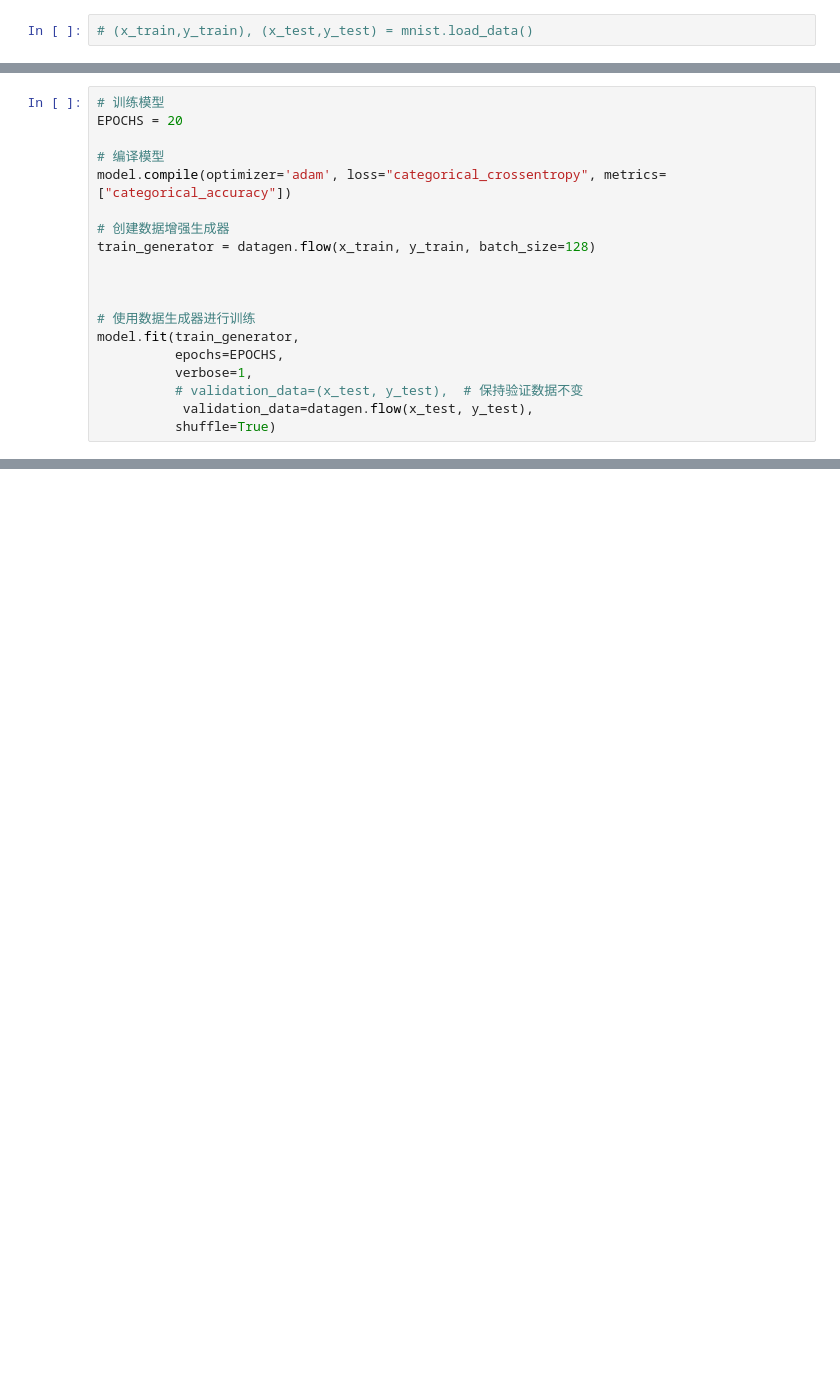
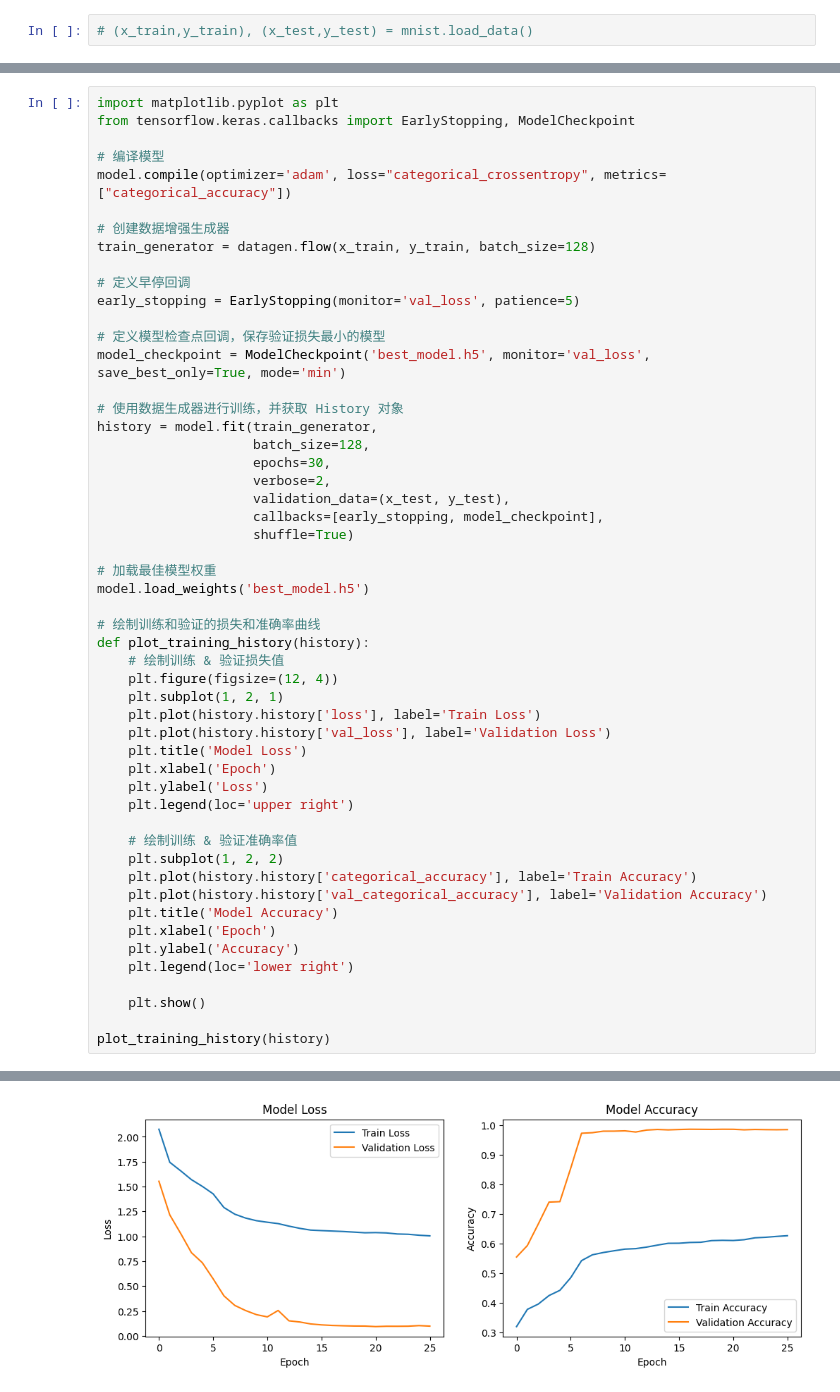
Before and after one commit to liux-pro/Ai-Arithmetic, a Jupyter notebook: train/good-mnist.ipynb, the cells around one changed output, grey strips where cells are left out. Saved outputs shown, nothing was run; the diff lists cells and outputs as text; blank space fills up the shorter version.

```diff
--- a/train/good-mnist.ipynb
+++ b/train/good-mnist.ipynb
@@ -132,19 +174,0 @@ model.summary()
-# %%
-# 训练模型
-EPOCHS = 20
-
-# 编译模型
-model.compile(optimizer='adam', loss="categorical_crossentropy", metrics=["categorical_accuracy"])
-
-# 创建数据增强生成器
-train_generator = datagen.flow(x_train, y_train, batch_size=128)
-
-
-
-# 使用数据生成器进行训练
-model.fit(train_generator,
-          epochs=EPOCHS,
-          verbose=1,
-          # validation_data=(x_test, y_test),  # 保持验证数据不变
-           validation_data=datagen.flow(x_test, y_test),
-          shuffle=True)
@@ -163,0 +212,53 @@ result
+# %%
+import matplotlib.pyplot as plt
+from tensorflow.keras.callbacks import EarlyStopping, ModelCheckpoint
+
+# 编译模型
+model.compile(optimizer='adam', loss="categorical_crossentropy", metrics=["categorical_accuracy"])
+
+# 创建数据增强生成器
+train_generator = datagen.flow(x_train, y_train, batch_size=128)
+
+# 定义早停回调
+early_stopping = EarlyStopping(monitor='val_loss', patience=5)
+
+# 定义模型检查点回调，保存验证损失最小的模型
+model_checkpoint = ModelCheckpoint('best_model.h5', monitor='val_loss', save_best_only=True, mode='min')
+
+# 使用数据生成器进行训练，并获取 History 对象
+history = model.fit(train_generator,
+                    batch_size=128,
+                    epochs=30,
+                    verbose=2,
+                    validation_data=(x_test, y_test),
+                    callbacks=[early_stopping, model_checkpoint],
+                    shuffle=True)
+
+# 加载最佳模型权重
+model.load_weights('best_model.h5')
+
+# 绘制训练和验证的损失和准确率曲线
+def plot_training_history(history):
+    # 绘制训练 & 验证损失值
+    plt.figure(figsize=(12, 4))
+    plt.subplot(1, 2, 1)
+    plt.plot(history.history['loss'], label='Train Loss')
+    plt.plot(history.history['val_loss'], label='Validation Loss')
+    plt.title('Model Loss')
+    plt.xlabel('Epoch')
+    plt.ylabel('Loss')
+    plt.legend(loc='upper right')
+
+    # 绘制训练 & 验证准确率值
+    plt.subplot(1, 2, 2)
+    plt.plot(history.history['categorical_accuracy'], label='Train Accuracy')
+    plt.plot(history.history['val_categorical_accuracy'], label='Validation Accuracy')
+    plt.title('Model Accuracy')
+    plt.xlabel('Epoch')
+    plt.ylabel('Accuracy')
+    plt.legend(loc='lower right')
+
+    plt.show()
+
+plot_training_history(history)
+# %% [output]
@@ -163,0 +285 @@ result
+[figure, added]
```
Also changed, not shown: parts of 13 cells of this notebook, 11 other files.
